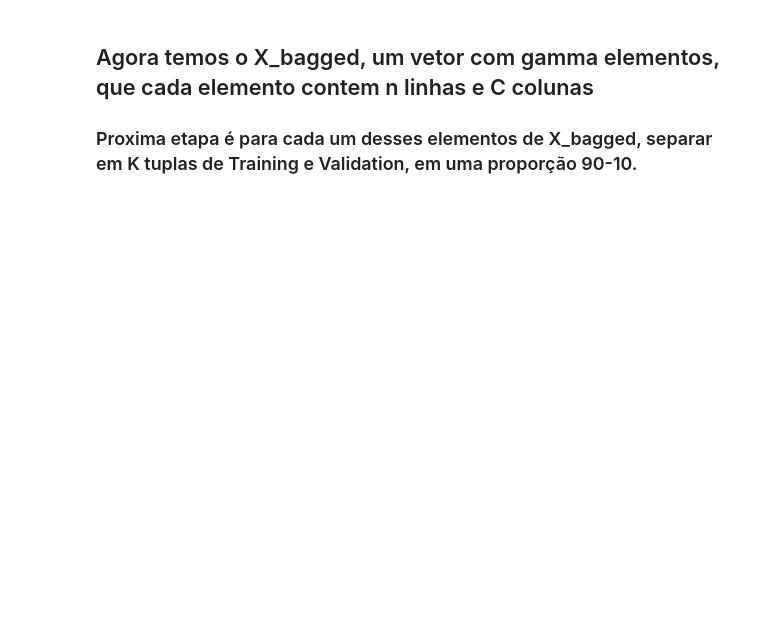
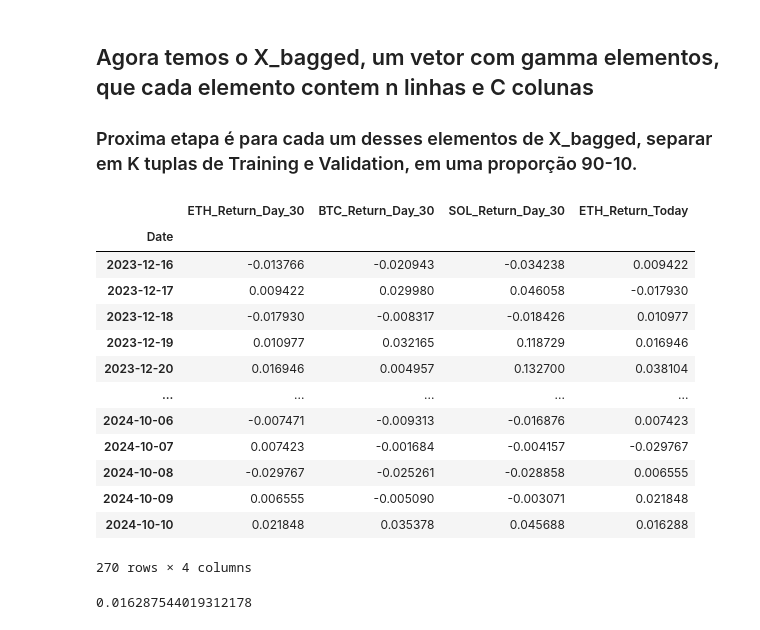
Before and after one commit to JoaoDelVecchio/Quantamental, a Jupyter notebook: Código/tentativa4.ipynb, the cells around one changed output. Cells and saved outputs as stored; diff of their text form; code cells hidden in the pictures; blank space fills up the shorter version.

```diff
--- a/Código/tentativa4.ipynb
+++ b/Código/tentativa4.ipynb
@@ -124,0 +153,59 @@ len(X_bagged)
+# %%
+df
+# %% [output]
+|  | ETH_Return_Day_30 | BTC_Return_Day_30 | SOL_Return_Day_30 | ETH_Return_Today |
+| Date |  |  |  |  |
+| 2023-12-16 | -0.013766 | -0.020943 | -0.034238 | 0.009422 |
+| 2023-12-17 | 0.009422 | 0.029980 | 0.046058 | -0.017930 |
+| 2023-12-18 | -0.017930 | -0.008317 | -0.018426 | 0.010977 |
+| 2023-12-19 | 0.010977 | 0.032165 | 0.118729 | 0.016946 |
+| 2023-12-20 | 0.016946 | 0.004957 | 0.132700 | 0.038104 |
+| ... | ... | ... | ... | ... |
+| 2024-10-06 | -0.007471 | -0.009313 | -0.016876 | 0.007423 |
+| 2024-10-07 | 0.007423 | -0.001684 | -0.004157 | -0.029767 |
+| 2024-10-08 | -0.029767 | -0.025261 | -0.028858 | 0.006555 |
+| 2024-10-09 | 0.006555 | -0.005090 | -0.003071 | 0.021848 |
+| 2024-10-10 | 0.021848 | 0.035378 | 0.045688 | 0.016288 |
+270 rows × 4 columns
+# %%
+X = df.drop(columns=['ETH_Return_Today']).values
+y = df['ETH_Return_Today'].values
+
+scaler_X = MinMaxScaler()
+scaler_y = MinMaxScaler()
+X_scaled = scaler_X.fit_transform(X)
+y_scaled = scaler_y.fit_transform(y.reshape(-1, 1))
+
+
+# Converta X_final e y_final em arrays numpy
+X_array = np.array(X_scaled)
+y_array = np.array(y_scaled)
+# Crie as sequências com o número de timesteps
+X_lstm = []
+y_lstm = []
+timesteps = 30
+for i in range(timesteps, len(X_array)):
+    X_lstm.append(X_array[i-timesteps+1:i+1, :])  # Pega 'timesteps' linhas anteriores
+    y_lstm.append(y_array[i])  # Alvo é o valor do dia seguinte
+
+# Converta listas para arrays numpy
+X_lstm = np.array(X_lstm)
+y_lstm = np.array(y_lstm)
+
+# Separar o X_train (todos exceto o último elemento)
+X_train_and_val = X_lstm[:-1]
+y_train_and_val = y_lstm[:-1]
+
+# Separar o X_test (apenas o último elemento)
+X_test = X_lstm[-1:]
+y_test = y_lstm[-1:]
+
+# Separar o X_train_and_val em X_val e X_train
+X_train = X_train_and_val
+y_train = y_train_and_val
+
+
+y_real = scaler_y.inverse_transform(y_test)[0][0]
+y_real
+# %% [output]
+0.016287544019312178
```
Also changed, not shown: parts of 9 cells of this notebook, 8 other files.
